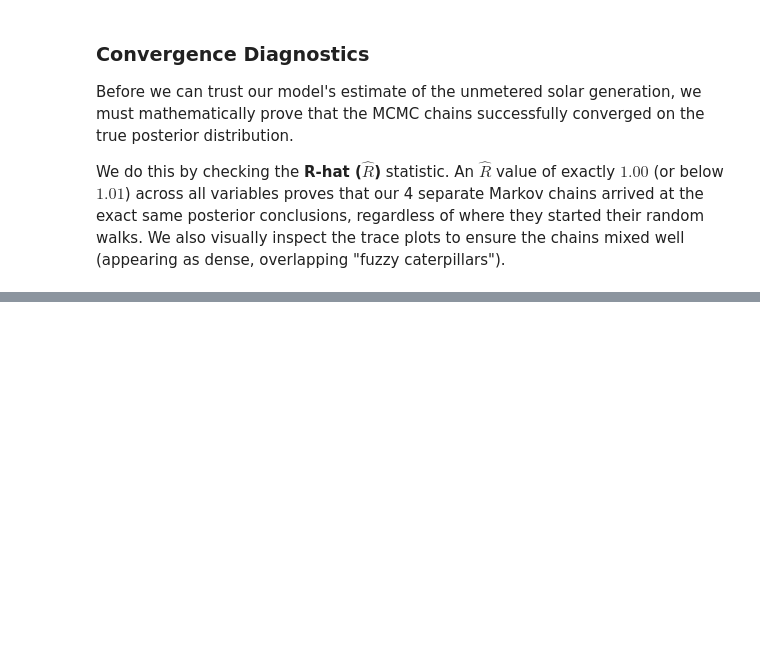
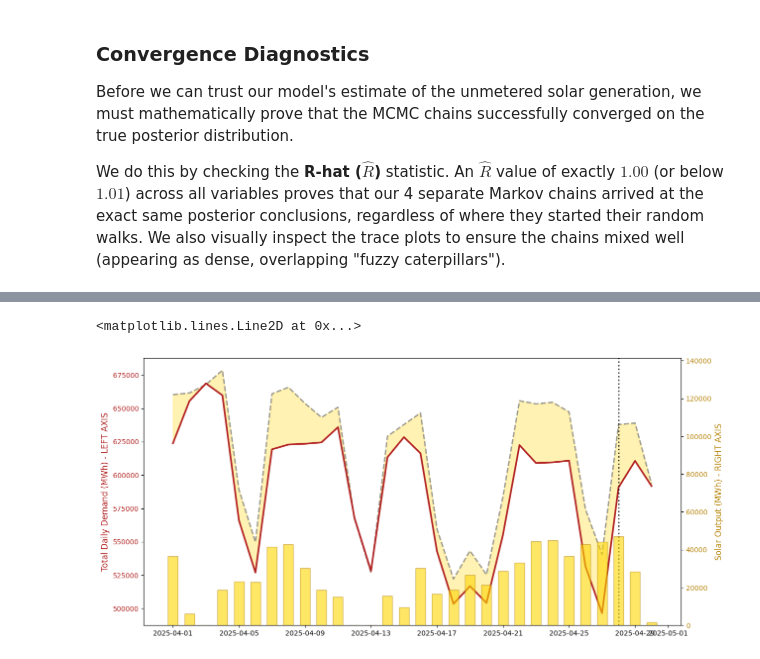
Before and after one commit to ntorqulu/bayesian-solar-inference, a Jupyter notebook: notebooks/02_bayesian_model.ipynb, the cells around one changed output, grey strips where cells are left out. Cells and saved outputs as stored; diff of their text form; code cells hidden in the pictures; blank space fills up the shorter version.

```diff
--- a/notebooks/02_bayesian_model.ipynb
+++ b/notebooks/02_bayesian_model.ipynb
@@ -291,0 +327,55 @@ plt.show()
+# %%
+import matplotlib.dates as mdates
+
+# Filter the data to look specifically at the month of the Blackout (April 2025)
+blackout_period = df[(df['date'] >= '2025-04-01') & (df['date'] <= '2025-04-30')].copy()
+
+fig, ax1 = plt.subplots(figsize=(14, 7))
+
+# ---------------------------------------------------------
+# AXIS 1 (LEFT): The Macro Grid View
+# ---------------------------------------------------------
+ax1.plot(blackout_period['date'], blackout_period['baseline_mwh_inferred'],
+         label='Inferred Baseline Demand (True Consumption)',
+         linestyle='--', color='gray', alpha=0.8, linewidth=2)
+
+ax1.plot(blackout_period['date'], blackout_period['demand_mwh_day'],
+         label='Apparent Grid Demand (Operator Visibility)',
+         color='firebrick', linewidth=2.5)
+
+# Fill the gap to show the unmetered solar
+ax1.fill_between(blackout_period['date'],
+                 blackout_period['demand_mwh_day'],
+                 blackout_period['baseline_mwh_inferred'],
+                 color='gold', alpha=0.3)
+
+ax1.set_ylabel('Total Daily Demand (MWh) - LEFT AXIS', fontsize=12, color='firebrick')
+ax1.tick_params(axis='y', labelcolor='firebrick')
+
+# ---------------------------------------------------------
+# AXIS 2 (RIGHT): The Isolated Hidden Solar
+# ---------------------------------------------------------
+ax2 = ax1.twinx() # Create a second y-axis sharing the same x-axis
+
+ax2.bar(blackout_period['date'], blackout_period['hidden_solar_mwh'],
+        color='gold', edgecolor='darkgoldenrod', alpha=0.6,
+        label='Hidden Solar Generation (Right Axis)', width=0.6)
+
+ax2.set_ylabel('Solar Output (MWh) - RIGHT AXIS', fontsize=12, color='darkgoldenrod')
+ax2.tick_params(axis='y', labelcolor='darkgoldenrod')
+
+# VISUAL TRICK: Force the bars to stay at the bottom of the chart
+ax2.set_ylim(0, blackout_period['hidden_solar_mwh'].max() * 3)
+
+# ---------------------------------------------------------
+# HIGHLIGHTING THE BLACKOUT (April 28, 2025)
+# ---------------------------------------------------------
+apagon_date = pd.to_datetime('2025-04-28')
+
+# Draw a vertical dotted line straight through the chart
+ax1.axvline(apagon_date, color='black', linestyle=':', linewidth=2, alpha=0.8)
+
+# Add a text annotation pointing to the Apagón
+# %% [output]
+<matplotlib.lines.Line2D at 0x...>
+[figure, added]
```
Also changed, not shown: parts of 9 cells of this notebook, 1 other file.
